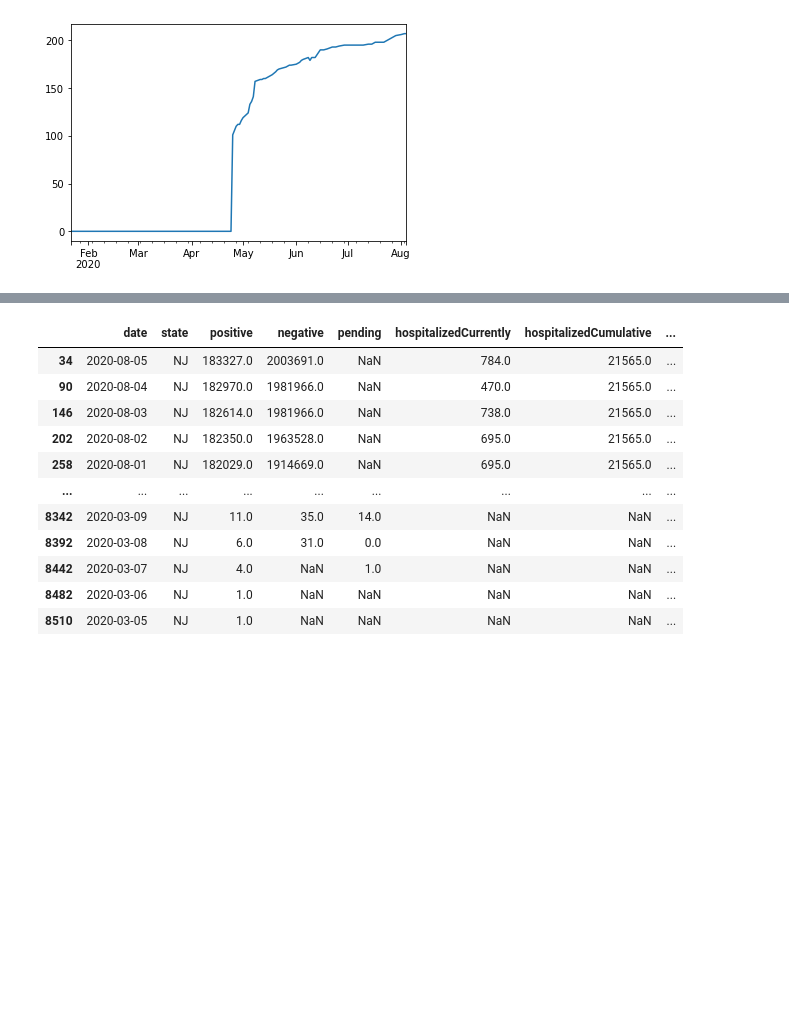
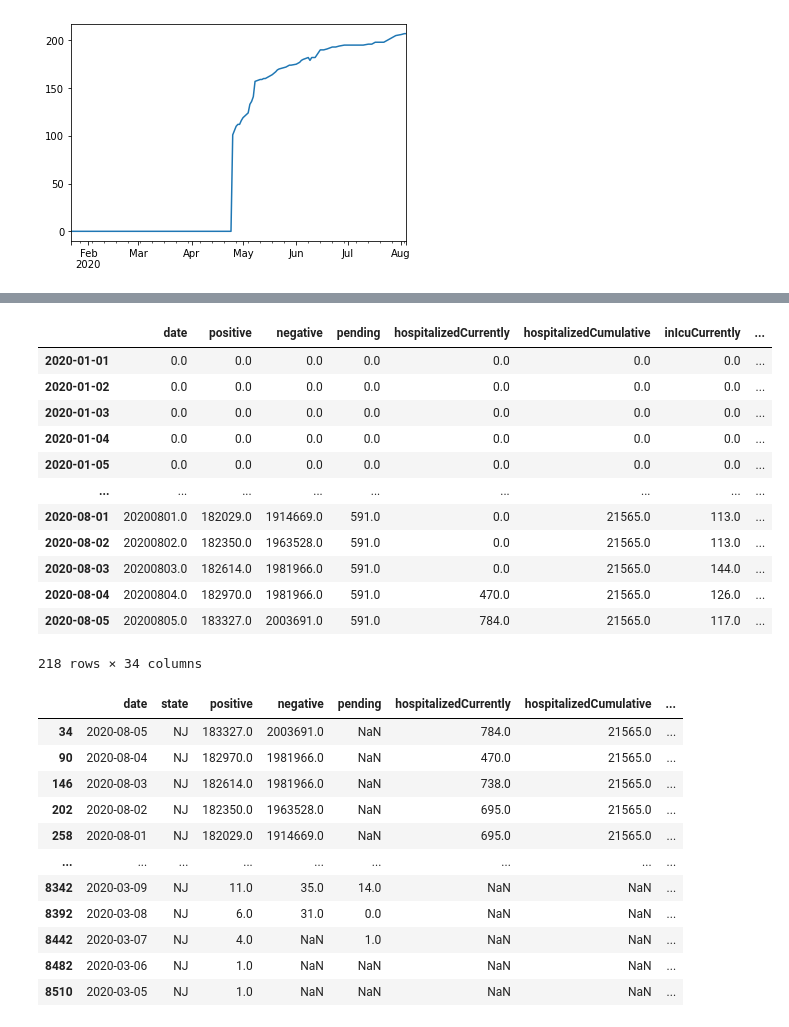
Before and after one commit to danielsuo/princeton.fyi, a Jupyter notebook: notebooks/Testing.ipynb, the cells around one changed output, grey strips where cells are left out. Drawn from its saved outputs; the diff is of its cells as text; code cells hidden in the pictures; blank space fills up the shorter version.

```diff
--- a/notebooks/Testing.ipynb
+++ b/notebooks/Testing.ipynb
@@ -287,3 +341,25 @@ See the caveats in the documentation: https://pandas.pydata.org/pandas-docs/stab
+# %%
+state_table = pd.merge(pd.DataFrame(dates), state, how="outer", left_index=True, right_index=True)
+state_table = state_table._get_numeric_data()
+for column in state_table.columns:
+    state_table[column].iloc[:np.argmin(state_table[column])] = 0
+state_table = state_table.interpolate(method="time", limit_direction="both")
+# %%
+state_table
+# %% [output]
+|  | date | positive | negative | pending | hospitalizedCurrently | hospitalizedCumulative | inIcuCurrently | ... |
+| 2020-01-01 | 0.0 | 0.0 | 0.0 | 0.0 | 0.0 | 0.0 | 0.0 | ... |
+| 2020-01-02 | 0.0 | 0.0 | 0.0 | 0.0 | 0.0 | 0.0 | 0.0 | ... |
+| 2020-01-03 | 0.0 | 0.0 | 0.0 | 0.0 | 0.0 | 0.0 | 0.0 | ... |
+| 2020-01-04 | 0.0 | 0.0 | 0.0 | 0.0 | 0.0 | 0.0 | 0.0 | ... |
+| 2020-01-05 | 0.0 | 0.0 | 0.0 | 0.0 | 0.0 | 0.0 | 0.0 | ... |
+| ... | ... | ... | ... | ... | ... | ... | ... | ... |
+| 2020-08-01 | 20200801.0 | 182029.0 | 1914669.0 | 591.0 | 0.0 | 21565.0 | 113.0 | ... |
+| 2020-08-02 | 20200802.0 | 182350.0 | 1963528.0 | 591.0 | 0.0 | 21565.0 | 113.0 | ... |
+| 2020-08-03 | 20200803.0 | 182614.0 | 1981966.0 | 591.0 | 0.0 | 21565.0 | 144.0 | ... |
+| 2020-08-04 | 20200804.0 | 182970.0 | 1981966.0 | 591.0 | 470.0 | 21565.0 | 126.0 | ... |
+| 2020-08-05 | 20200805.0 | 183327.0 | 2003691.0 | 591.0 | 784.0 | 21565.0 | 117.0 | ... |
+218 rows × 34 columns
 # %%
 state
 # %% [output]
```
Also changed, not shown: parts of 5 cells of this notebook, 9 other files.
